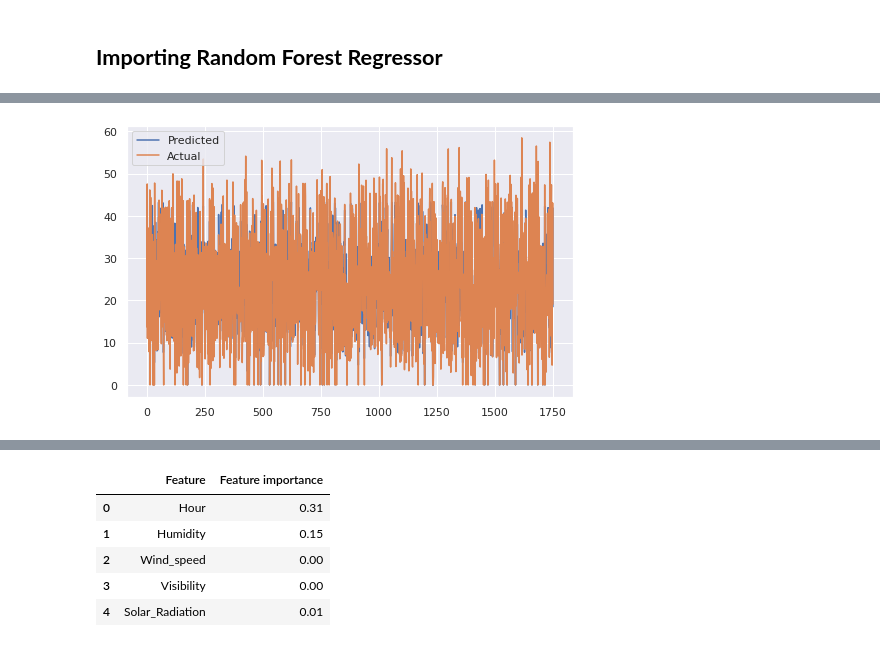
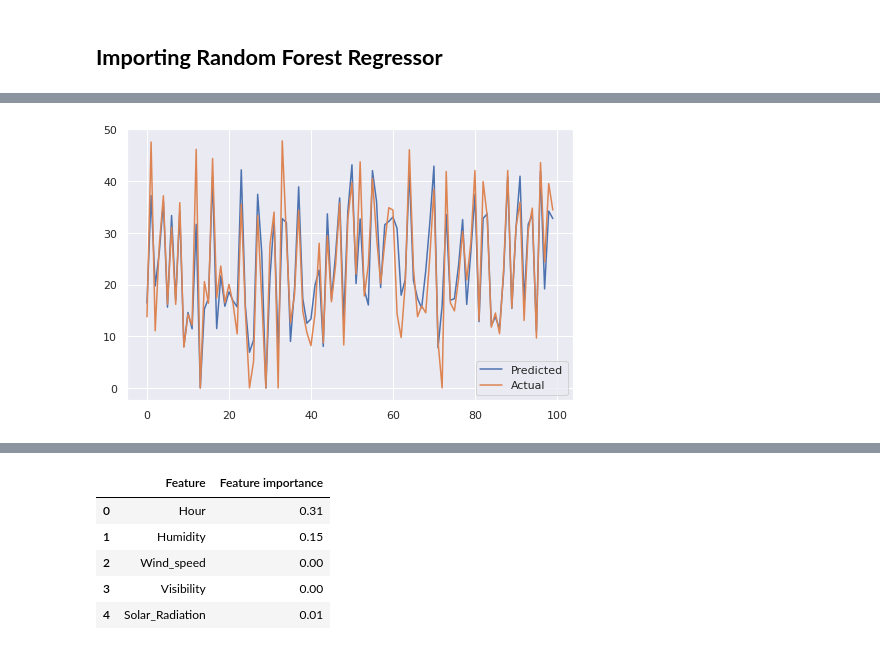
Before and after one commit to Jaypardeshii/Bike-Sharing-Demand-Prediction, a Jupyter notebook: Bike_Sharing_Demand_Prediction_Capstone_Project.ipynb, the cells around one changed output, grey strips where cells are left out. Cells and saved outputs as stored; diff of their text form; code cells hidden in the pictures.

```diff
--- a/Bike_Sharing_Demand_Prediction_Capstone_Project.ipynb
+++ b/Bike_Sharing_Demand_Prediction_Capstone_Project.ipynb
@@ -1606,12 +1607,12 @@ Adjusted R2 : 0.8324801391059841
 # %%
 #pred vs actual for random forest
 plt.figure(figsize=(8,5))
-plt.plot((np.array(y_pred_test_r_g)))
-plt.plot(np.array((y_test)))
+plt.plot((np.array(y_pred_test_r_g)[:100]))
+plt.plot(np.array((y_test)[:100]))
 plt.legend(["Predicted","Actual"])
 plt.show()
 # %% [output]
-[figure, old version]
+[figure, new version]
 # %%
 # for the important features
 rf_optimal_model.feature_importances_
```
Also changed, not shown: parts of 33 cells of this notebook.
